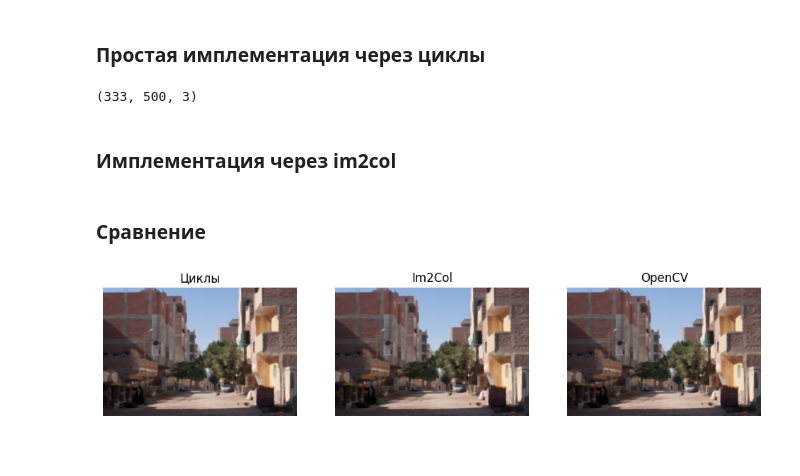
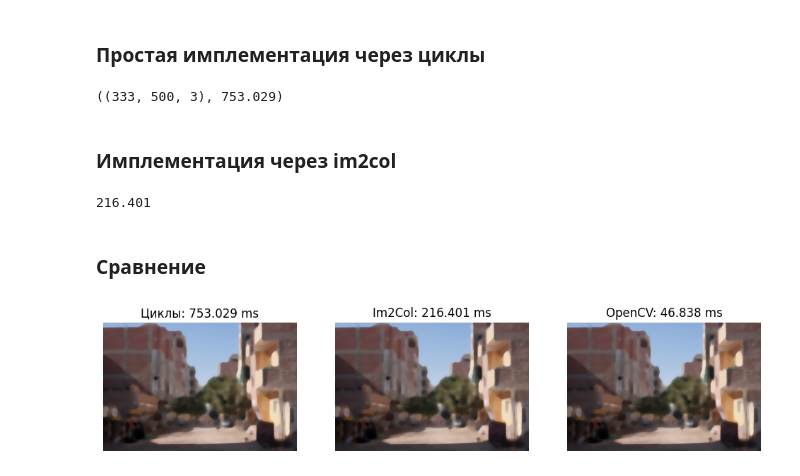
Before and after one commit to avyuga/itmo-cv-24, a Jupyter notebook: lab1/lab1.ipynb, the cells around one changed output. Saved outputs shown, nothing was run; the diff lists cells and outputs as text; code cells hidden in the pictures.

```diff
--- a/lab1/lab1.ipynb
+++ b/lab1/lab1.ipynb
@@ -18,6 +23,7 @@ filtered_opencv.shape
 ### Простая имплементация через циклы
 # %%
 def median_filter_naive(img, kernel_size):
+    t1 = time.now()
     assert kernel_size % 2 != 0, "Kernel size should be odd"
 
     H, W, C_in = img.shape
@@ -29,12 +35,13 @@ def median_filter_naive(img, kernel_size):
             for j in range(W):
                 window = padded_img[i:i+kernel_size, j:j+kernel_size, c]
                 out[i, j, c] = np.median(window.flatten())
-    return out.astype(np.uint8)
+    t2 = time.now()
+    return out.astype(np.uint8), (t2-t1).microseconds/1000
 # %%
-filtered_naive = median_filter_naive(img, kernel_size)
-filtered_naive.shape
+filtered_naive, time_ms_naive = median_filter_naive(img, kernel_size)
+filtered_naive.shape, time_ms_naive
 # %% [output]
-(333, 500, 3)
+((333, 500, 3), 753.029)
 # %%
 np.testing.assert_almost_equal(filtered_opencv, filtered_naive)
 # %% [markdown]
@@ -56,6 +63,7 @@ def im2col_3d(im, kernel_size):
     return rows
 # %%
 def median_filter_im2col(img, kernel_size):
+    t1 = time.now()
     assert kernel_size % 2 != 0, "Kernel size should be odd"
 
     H, W, C_in = img.shape
@@ -65,9 +73,13 @@ def median_filter_im2col(img, kernel_size):
     rows = im2col_3d(padded_img, kernel_size)
     median_rows = np.median(rows, axis=0)
     median_img = median_rows.reshape((C_in, H, W)).transpose((1, 2, 0))
-    return median_img.astype(np.uint8)
+    t2 = time.now()
+    return median_img.astype(np.uint8), (t2-t1).microseconds/1000
 # %%
-filtered_im2col = median_filter_im2col(img, kernel_size=5)
+filtered_im2col, time_ms_im2col = median_filter_im2col(img, kernel_size)
+time_ms_im2col
+# %% [output]
+216.401
 # %% [markdown]
 ### Сравнение
 # %%
@@ -77,18 +89,18 @@ np.testing.assert_almost_equal(filtered_opencv, filtered_naive)
 # %%
 fig, axes = plt.subplots(1, 3, figsize=(12, 10))
 axes[0].imshow(filtered_naive)
-axes[0].set_title("Циклы")
+axes[0].set_title(f"Циклы: {time_ms_naive:.3f} ms")
 axes[0].axis("off")
 
 axes[1].imshow(filtered_im2col)
-axes[1].set_title("Im2Col")
+axes[1].set_title(f"Im2Col: {time_ms_im2col:.3f} ms")
 axes[1].axis("off")
 
 
 axes[2].imshow(filtered_opencv)
-axes[2].set_title("OpenCV")
+axes[2].set_title(f"OpenCV: {time_ms_opencv:.3f} ms")
 axes[2].axis("off")
 
-plt.savefig("assets/comparison.png")
+plt.savefig(f"assets/comparison.png", bbox_inches="tight")
 # %% [output]
-[figure, old version]
+[figure, new version]
```
Also changed, not shown: parts of 2 cells of this notebook, 1 other file.
